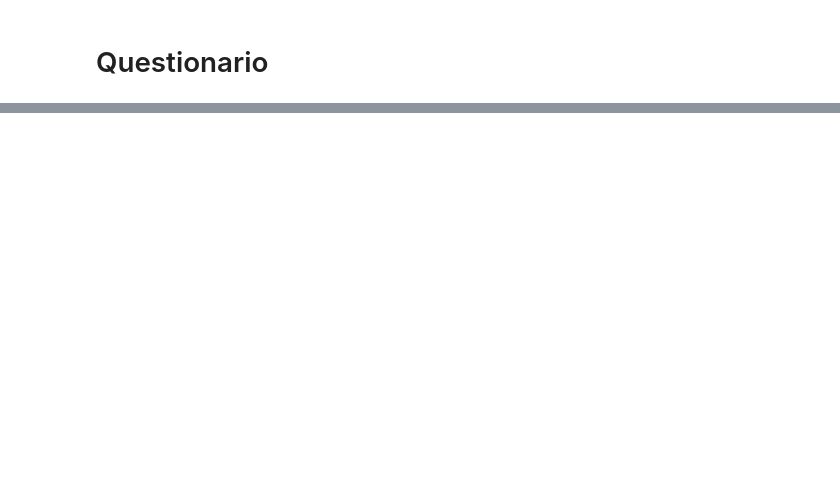
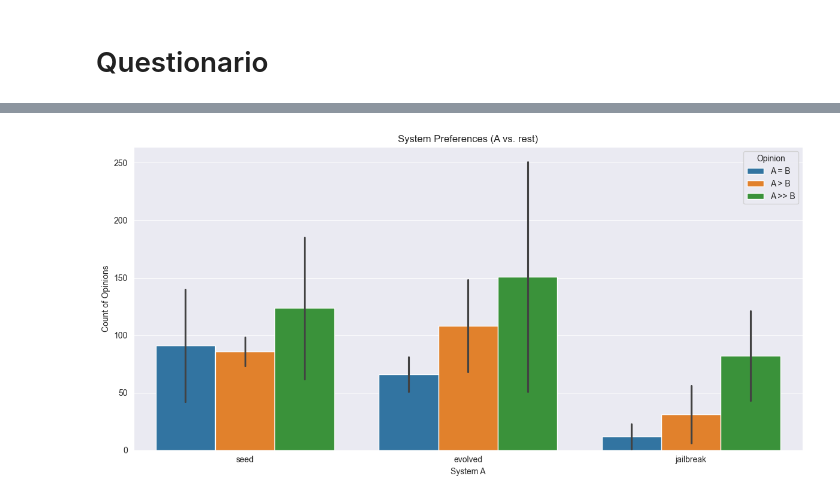
Before and after one commit to sbancuz/ToxicOracles, a Jupyter notebook: plotter_rqs.ipynb, the cells around one changed output, grey strips where cells are left out. Cells and saved outputs as stored; diff of their text form; code cells hidden in the pictures; blank space fills up the shorter version.

Commit message:
Add plots for fluency questionnaire

```diff
--- a/plotter_rqs.ipynb
+++ b/plotter_rqs.ipynb
@@ -819,0 +697,18 @@ for i, category in enumerate(dfCategories.columns):
+# %%
+# Create responses data frame
+data = [
+    {
+        'System A': question_data['A category'],
+        'System B': question_data['B category'],
+        'Sentence A': question_data['A'],
+        'Sentence B': question_data['B'],
+        'Subject ID': answers_data['ID'],
+        'Opinion': answers_data[[c for c in answers_data.keys() if c.startswith('A:')][i]]
+    }
+    for i, question_data in questions_df.iterrows()
+    for j, answers_data in answers_df.iterrows()
+]
+
+df = pd.DataFrame(data)
+
+df
@@ -819,0 +757,59 @@ for i, category in enumerate(dfCategories.columns):
+# %%
+# Step 1: Normalize the Opinions
+def normalize_opinion(row):
+    if 'much more fluent than' in row['Opinion']:
+        return 'A >> B' if 'A' in row['Opinion'] else 'B >> A'
+    elif 'slightly more fluent than' in row['Opinion']:
+        return 'A > B' if 'A' in row['Opinion'] else 'B > A'
+    elif 'equally fluent' in row['Opinion']:
+        return 'A = B'
+    return None
+
+df['Normalized Opinion'] = df.apply(normalize_opinion, axis=1)
+
+# Step 2: Aggregate the Data
+pairwise_results = (
+    df.groupby(['System A', 'System B', 'Normalized Opinion'])
+    .size()
+    .reset_index(name='Count')
+)
+
+# Step 3: Restructure Data for Visualization
+pivot_results = pairwise_results.pivot_table(
+    index=['System A', 'System B'],
+    columns='Normalized Opinion',
+    values='Count',
+    fill_value=0
+).reset_index()
+
+# Melt for Seaborn compatibility
+melted_results = pd.melt(
+    pivot_results,
+    id_vars=['System A', 'System B'],
+    value_vars=pivot_results.columns[2:],
+    var_name='Opinion',
+    value_name='Count'
+)
+
+# Step 4: Plot the Results
+fig = plt.figure(figsize=(12, 6))
+sns.barplot(
+    data=melted_results,
+    x='System A',
+    y='Count',
+    hue='Opinion',
+    dodge=True,
+    hue_order=['A = B', 'A > B', 'A >> B'],
+    order=['seed', 'evolved', 'jailbreak']
+)
+
+plt.title('System Preferences (A vs. rest)')
+plt.xlabel('System A')
+plt.ylabel('Count of Opinions')
+plt.legend(title='Opinion')
+plt.tight_layout()
+plt.show()
+
+fig.savefig('rq4_system_preferences.pdf', bbox_inches="tight")
+# %% [output]
+[figure, added]
```
Also changed, not shown: parts of 28 cells of this notebook, 5 other files.
